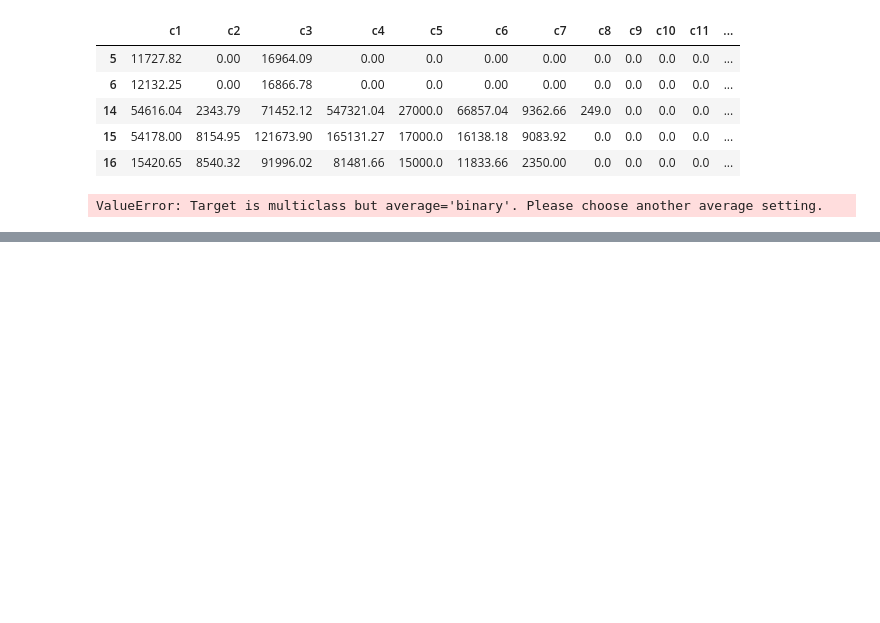
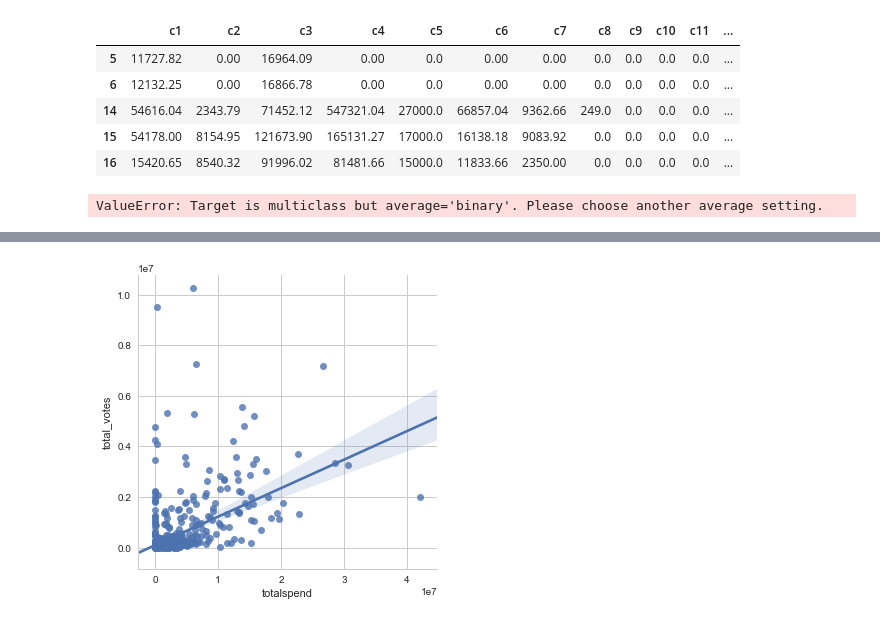
Before and after one commit to georgetown-analytics/four-thirty-five, a Jupyter notebook: 435_Analysis.ipynb, the cells around one changed output, grey strips where cells are left out. Drawn from its saved outputs; the diff is of its cells as text; code cells hidden in the pictures; blank space fills up the shorter version.

```diff
--- a/435_Analysis.ipynb
+++ b/435_Analysis.ipynb
@@ -2123,0 +2134,5 @@ ValueError: Target is multiclass but average='binary'. Please choose another ave
+# %%
+sns.lmplot(x='totalspend', y='total_votes', data=Winner)
+plt.show()
+# %% [output]
+[figure, added]
```
Also changed, not shown: parts of 2 cells of this notebook.
